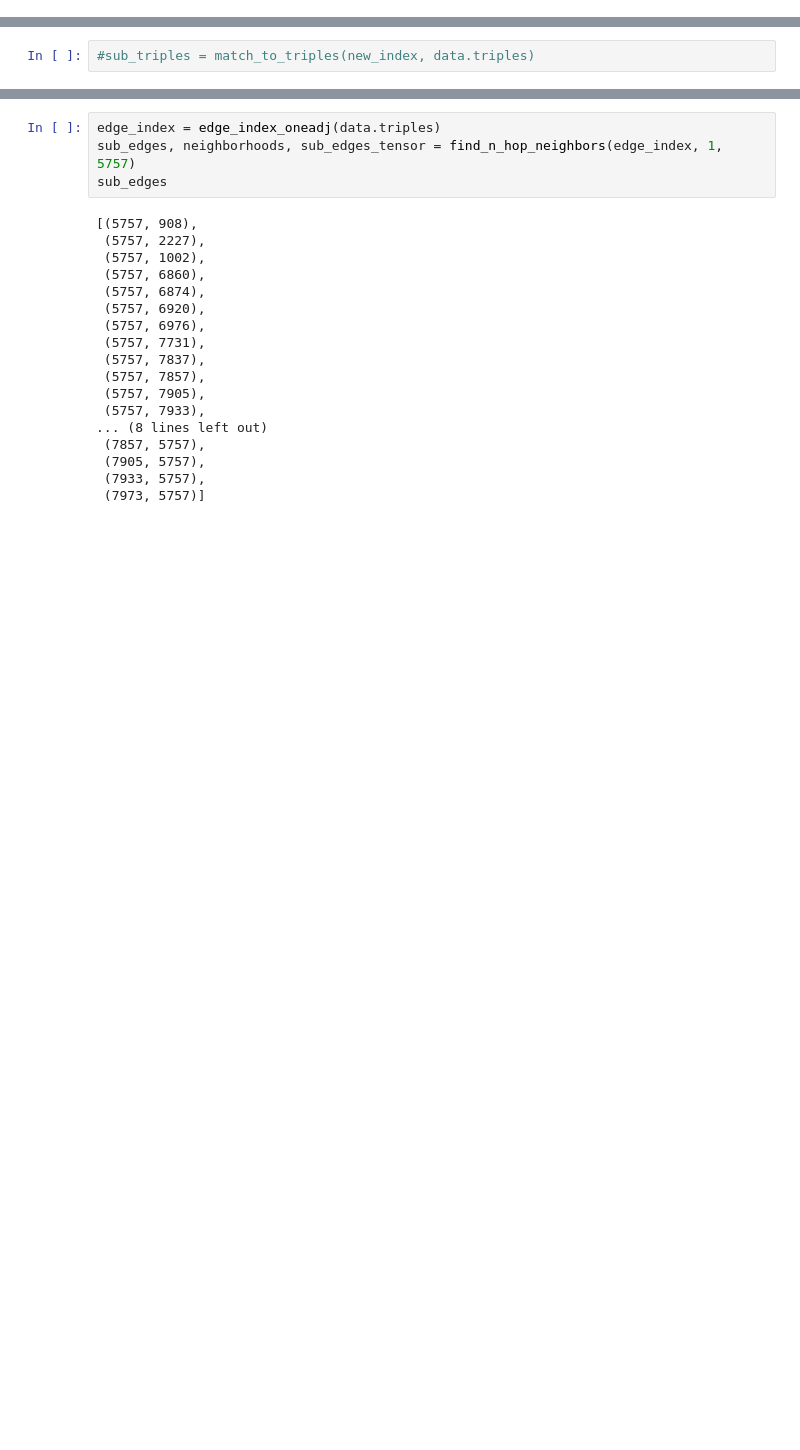
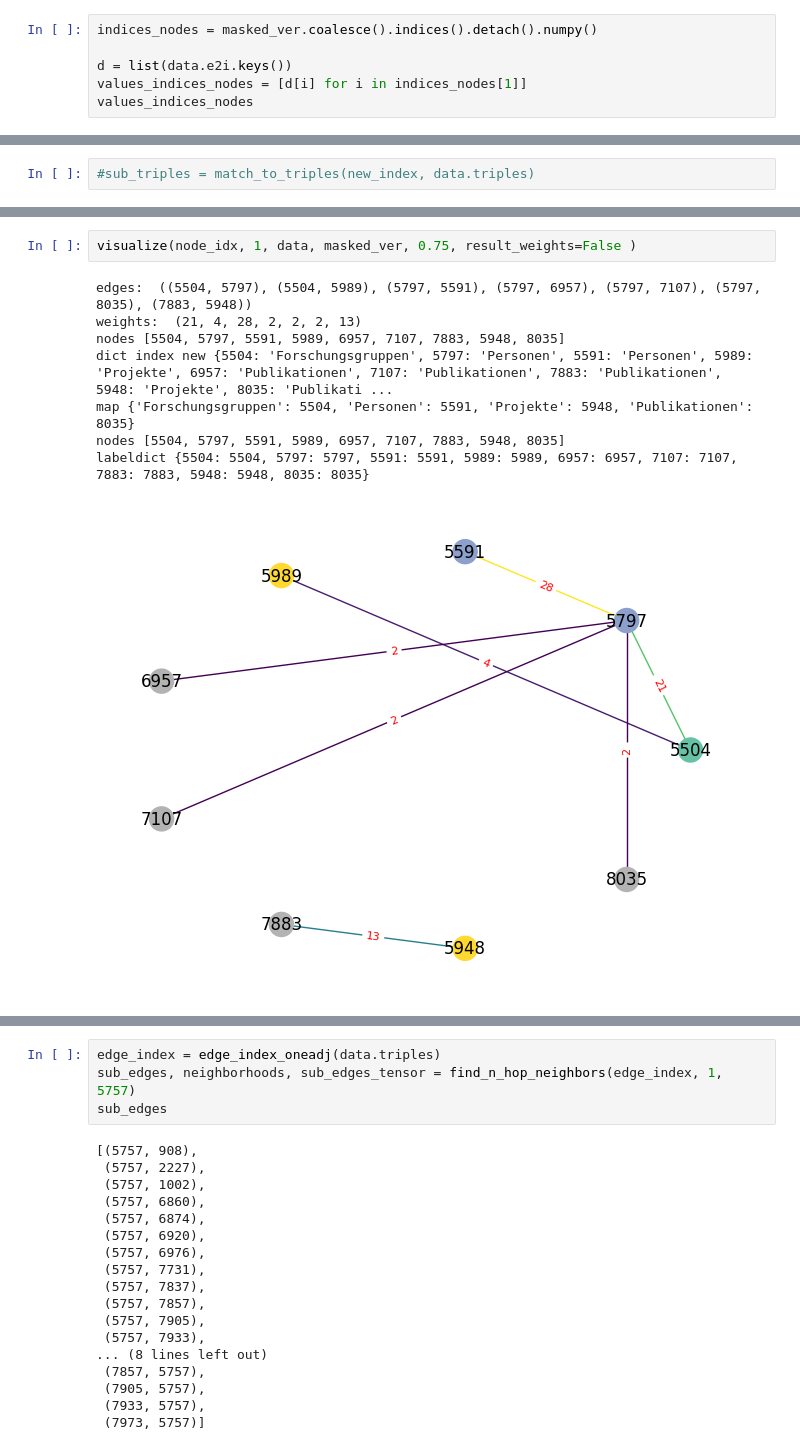
Before and after one commit to traopia/RGCN-Explainer, a Jupyter notebook: RGCN_explainer.ipynb, the cells around one changed output, grey strips where cells are left out. Saved outputs shown, nothing was run; the diff lists cells and outputs as text; blank space fills up the shorter version.

```diff
--- a/RGCN_explainer.ipynb
+++ b/RGCN_explainer.ipynb
@@ -810,0 +811,6 @@ data.num_relations
+# %%
+indices_nodes = masked_ver.coalesce().indices().detach().numpy()
+
+d = list(data.e2i.keys())
+values_indices_nodes = [d[i] for i in indices_nodes[1]]
+values_indices_nodes
@@ -948,0 +1197,11 @@ visualize_result(5757, masked_ver, neighbors,data,1)
+# %%
+visualize(node_idx, 1, data, masked_ver, 0.75, result_weights=False )
+# %% [output]
+edges:  ((5504, 5797), (5504, 5989), (5797, 5591), (5797, 6957), (5797, 7107), (5797, 8035), (7883, 5948))
+weights:  (21, 4, 28, 2, 2, 2, 13)
+nodes [5504, 5797, 5591, 5989, 6957, 7107, 7883, 5948, 8035]
+dict index new {5504: 'Forschungsgruppen', 5797: 'Personen', 5591: 'Personen', 5989: 'Projekte', 6957: 'Publikationen', 7107: 'Publikationen', 7883: 'Publikationen', 5948: 'Projekte', 8035: 'Publikati ...
+map {'Forschungsgruppen': 5504, 'Personen': 5591, 'Projekte': 5948, 'Publikationen': 8035}
+nodes [5504, 5797, 5591, 5989, 6957, 7107, 7883, 5948, 8035]
+labeldict {5504: 5504, 5797: 5797, 5591: 5591, 5989: 5989, 6957: 6957, 7107: 7107, 7883: 7883, 5948: 5948, 8035: 8035}
+[figure, added]
```
Also changed, not shown: parts of 29 cells of this notebook, 6 other files.
